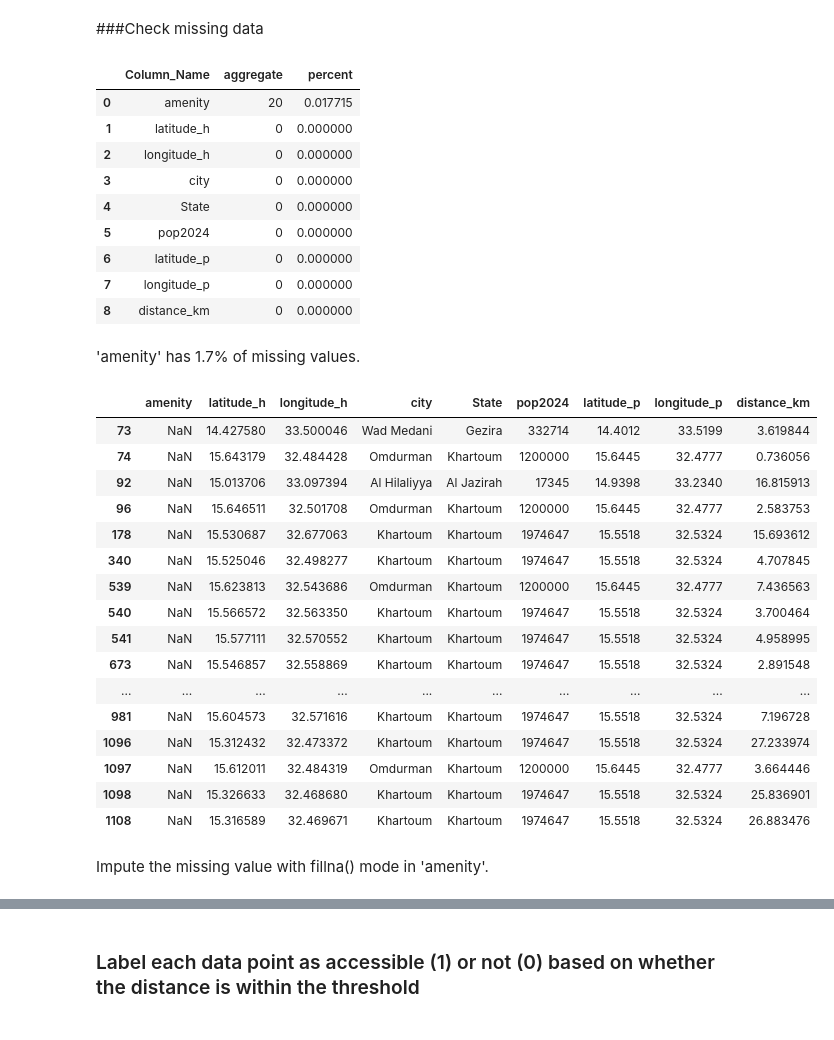
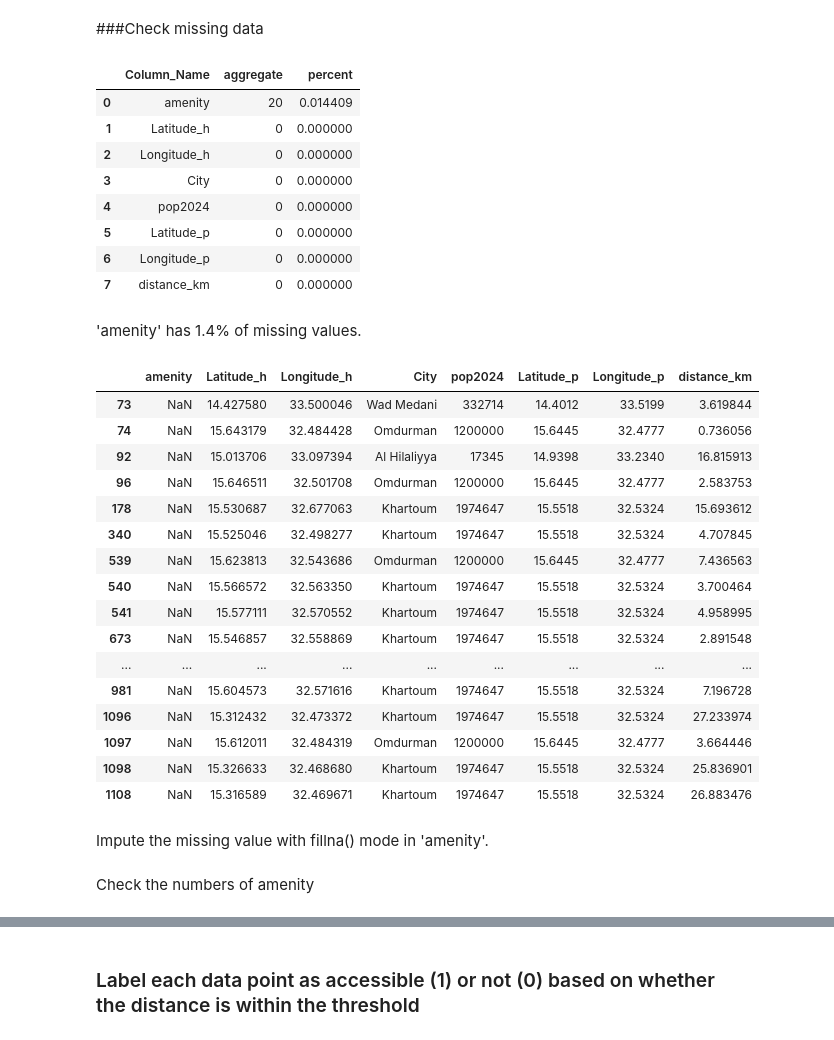
Before and after one commit to OmdenaAI/SudanChapter_AnalyzeHealthcareAccessibility, a Jupyter notebook: 05_Modelling/HealthCareFacilities_LogisticRegression_Threshold.ipynb, the cells around one changed output, grey strips where cells are left out. Cells and saved outputs as stored; diff of their text form; code cells hidden in the pictures.

```diff
--- a/05_Modelling/HealthCareFacilities_LogisticRegression_Threshold.ipynb
+++ b/05_Modelling/HealthCareFacilities_LogisticRegression_Threshold.ipynb
@@ -88,4 +285,4 @@ df_hp.rename({'Latitude':'latitude_h', 'Longitude':'longitude_h', 'latitude': 'l
 # %% [markdown]
 Drop some variables
 # %%
-df_hp.drop(["name", "Unnamed: 0", "addr_city", "geometry", "osm_type", "osm_id", "country", "name_english"], inplace = True, axis = 1)
+df_hp.drop(["name", "Unnamed: 0", "addr_city", "geometry", "osm_type", "osm_id", "country", "name_english", "State"], inplace = True, axis = 1)
@@ -100,0 +302,4 @@ df_hp.head()
+# %%
+merged_df = pd.concat([df_hp, df_hp2], ignore_index=True)
+merged_df.head()
+merged_df.shape
@@ -100,0 +310,2 @@ df_hp.head()
+# %%
+merged_df = merged_df.drop_duplicates(subset=['Latitude_h', 'Longitude_h'], keep='first')
@@ -107,11 +322,11 @@ from geopy.distance import geodesic
 def calculate_distance(lat1, lon1, lat2, lon2):
     return geodesic((lat1, lon1), (lat2, lon2)).km
 # %%
-df_hp['distance_km'] = df_hp.apply(
+merged_df['distance_km'] = merged_df.apply(
     lambda row: calculate_distance(
-        row["latitude_h"], row["longitude_h"], row["latitude_p"], row["longitude_p"]
+        row["Latitude_h"], row["Longitude_h"], row["Latitude_p"], row["Longitude_p"]
     ),
     axis=1
 )
-df_hp
+merged_df
 # %% [output]
@@ -140,40 +355,39 @@ def null_agg_percent(df):
     agg_percent.columns = ["Column_Name","aggregate", "percent"]
     return agg_percent
 # %%
-null_agg_percent(df_hp)
+null_agg_percent(merged_df)
 # %% [output]
 |  | Column_Name | aggregate | percent |
-| 0 | amenity | 20 | 0.017715 |
-| 1 | latitude_h | 0 | 0.000000 |
-| 2 | longitude_h | 0 | 0.000000 |
-| 3 | city | 0 | 0.000000 |
-| 4 | State | 0 | 0.000000 |
-| 5 | pop2024 | 0 | 0.000000 |
-| 6 | latitude_p | 0 | 0.000000 |
-| 7 | longitude_p | 0 | 0.000000 |
-| 8 | distance_km | 0 | 0.000000 |
+| 0 | amenity | 20 | 0.014409 |
+| 1 | Latitude_h | 0 | 0.000000 |
+| 2 | Longitude_h | 0 | 0.000000 |
+| 3 | City | 0 | 0.000000 |
+| 4 | pop2024 | 0 | 0.000000 |
+| 5 | Latitude_p | 0 | 0.000000 |
+| 6 | Longitude_p | 0 | 0.000000 |
+| 7 | distance_km | 0 | 0.000000 |
 # %% [markdown]
-'amenity' has 1.7% of missing values.
+'amenity' has 1.4% of missing values.
 # %%
-df_hp[df_hp['amenity'].isnull()]
+merged_df[merged_df['amenity'].isnull()]
 # %% [output]
-|  | amenity | latitude_h | longitude_h | city | State | pop2024 | latitude_p | longitude_p | distance_km |
-| 73 | NaN | 14.427580 | 33.500046 | Wad Medani | Gezira | 332714 | 14.4012 | 33.5199 | 3.619844 |
-| 74 | NaN | 15.643179 | 32.484428 | Omdurman | Khartoum | 1200000 | 15.6445 | 32.4777 | 0.736056 |
-| 92 | NaN | 15.013706 | 33.097394 | Al Hilaliyya | Al Jazirah | 17345 | 14.9398 | 33.2340 | 16.815913 |
-| 96 | NaN | 15.646511 | 32.501708 | Omdurman | Khartoum | 1200000 | 15.6445 | 32.4777 | 2.583753 |
-| 178 | NaN | 15.530687 | 32.677063 | Khartoum | Khartoum | 1974647 | 15.5518 | 32.5324 | 15.693612 |
-| 340 | NaN | 15.525046 | 32.498277 | Khartoum | Khartoum | 1974647 | 15.5518 | 32.5324 | 4.707845 |
-| 539 | NaN | 15.623813 | 32.543686 | Omdurman | Khartoum | 1200000 | 15.6445 | 32.4777 | 7.436563 |
-| 540 | NaN | 15.566572 | 32.563350 | Khartoum | Khartoum | 1974647 | 15.5518 | 32.5324 | 3.700464 |
-| 541 | NaN | 15.577111 | 32.570552 | Khartoum | Khartoum | 1974647 | 15.5518 | 32.5324 | 4.958995 |
-| 673 | NaN | 15.546857 | 32.558869 | Khartoum | Khartoum | 1974647 | 15.5518 | 32.5324 | 2.891548 |
-| ... | ... | ... | ... | ... | ... | ... | ... | ... | ... |
-| 981 | NaN | 15.604573 | 32.571616 | Khartoum | Khartoum | 1974647 | 15.5518 | 32.5324 | 7.196728 |
-| 1096 | NaN | 15.312432 | 32.473372 | Khartoum | Khartoum | 1974647 | 15.5518 | 32.5324 | 27.233974 |
-| 1097 | NaN | 15.612011 | 32.484319 | Omdurman | Khartoum | 1200000 | 15.6445 | 32.4777 | 3.664446 |
-| 1098 | NaN | 15.326633 | 32.468680 | Khartoum | Khartoum | 1974647 | 15.5518 | 32.5324 | 25.836901 |
-| 1108 | NaN | 15.316589 | 32.469671 | Khartoum | Khartoum | 1974647 | 15.5518 | 32.5324 | 26.883476 |
+|  | amenity | Latitude_h | Longitude_h | City | pop2024 | Latitude_p | Longitude_p | distance_km |
+| 73 | NaN | 14.427580 | 33.500046 | Wad Medani | 332714 | 14.4012 | 33.5199 | 3.619844 |
+| 74 | NaN | 15.643179 | 32.484428 | Omdurman | 1200000 | 15.6445 | 32.4777 | 0.736056 |
+| 92 | NaN | 15.013706 | 33.097394 | Al Hilaliyya | 17345 | 14.9398 | 33.2340 | 16.815913 |
+| 96 | NaN | 15.646511 | 32.501708 | Omdurman | 1200000 | 15.6445 | 32.4777 | 2.583753 |
+| 178 | NaN | 15.530687 | 32.677063 | Khartoum | 1974647 | 15.5518 | 32.5324 | 15.693612 |
+| 340 | NaN | 15.525046 | 32.498277 | Khartoum | 1974647 | 15.5518 | 32.5324 | 4.707845 |
+| 539 | NaN | 15.623813 | 32.543686 | Omdurman | 1200000 | 15.6445 | 32.4777 | 7.436563 |
+| 540 | NaN | 15.566572 | 32.563350 | Khartoum | 1974647 | 15.5518 | 32.5324 | 3.700464 |
+| 541 | NaN | 15.577111 | 32.570552 | Khartoum | 1974647 | 15.5518 | 32.5324 | 4.958995 |
+| 673 | NaN | 15.546857 | 32.558869 | Khartoum | 1974647 | 15.5518 | 32.5324 | 2.891548 |
+| ... | ... | ... | ... | ... | ... | ... | ... | ... |
+| 981 | NaN | 15.604573 | 32.571616 | Khartoum | 1974647 | 15.5518 | 32.5324 | 7.196728 |
+| 1096 | NaN | 15.312432 | 32.473372 | Khartoum | 1974647 | 15.5518 | 32.5324 | 27.233974 |
+| 1097 | NaN | 15.612011 | 32.484319 | Omdurman | 1200000 | 15.6445 | 32.4777 | 3.664446 |
+| 1098 | NaN | 15.326633 | 32.468680 | Khartoum | 1974647 | 15.5518 | 32.5324 | 25.836901 |
+| 1108 | NaN | 15.316589 | 32.469671 | Khartoum | 1974647 | 15.5518 | 32.5324 | 26.883476 |
 # %% [markdown]
 Impute the missing value with fillna() mode in 'amenity'.
 # %%
@@ -181,0 +396,2 @@ df_hp['amenity'] = df_hp['amenity'].fillna(most_frequent_value)
+# %% [markdown]
+Check the numbers of amenity
```
Also changed, not shown: parts of 87 cells of this notebook.
